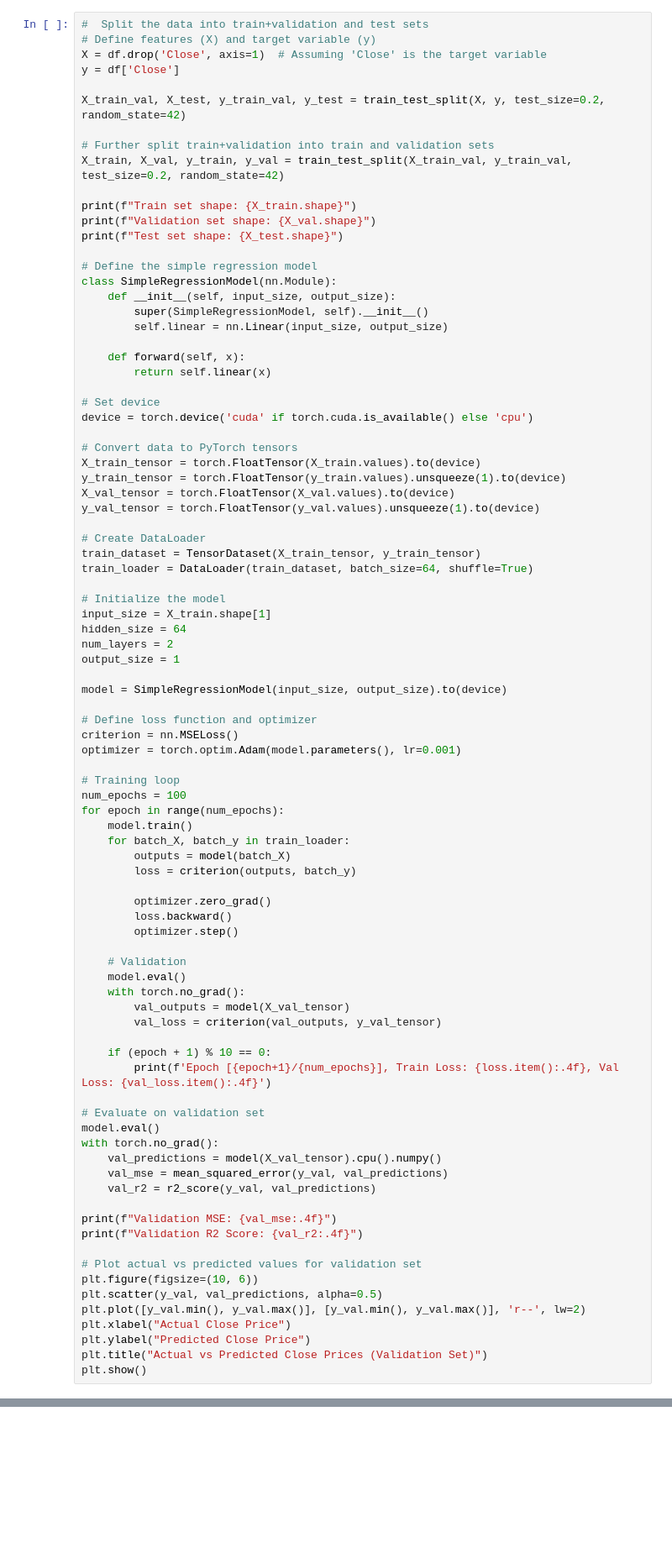
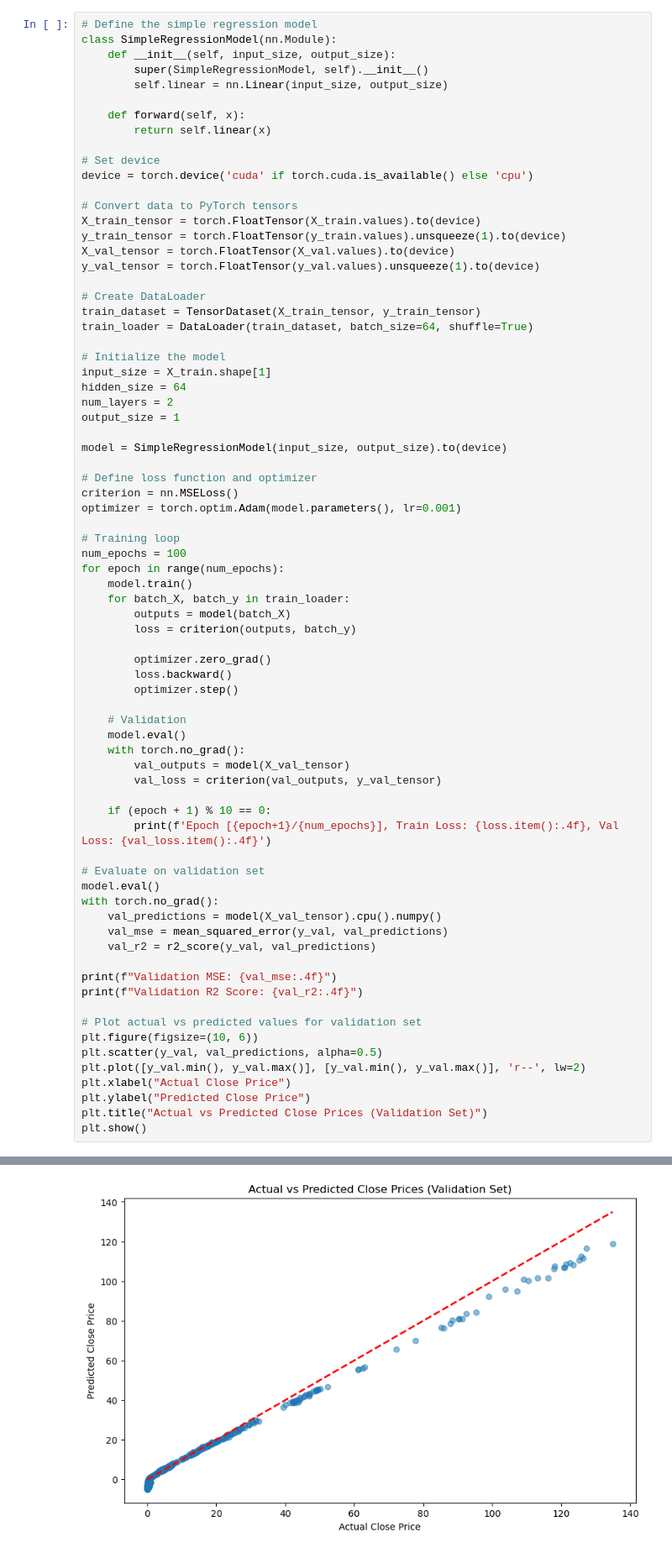
Before and after one commit to Charliehyin/StockRegression, a Jupyter notebook: model.ipynb, the cells around one changed output, grey strips where cells are left out. Shown at 84% size. Cells and saved outputs as stored; diff of their text form; blank space fills up the shorter version.

```diff
--- a/model.ipynb
+++ b/model.ipynb
@@ -33,18 +66,4 @@ Total rows for NVDA: 6463
 # %%
-#  Split the data into train+validation and test sets
-# Define features (X) and target variable (y)
-X = df.drop('Close', axis=1)  # Assuming 'Close' is the target variable
-y = df['Close']
-
-X_train_val, X_test, y_train_val, y_test = train_test_split(X, y, test_size=0.2, random_state=42)
-
-# Further split train+validation into train and validation sets
-X_train, X_val, y_train, y_val = train_test_split(X_train_val, y_train_val, test_size=0.2, random_state=42)
-
-print(f"Train set shape: {X_train.shape}")
-print(f"Validation set shape: {X_val.shape}")
-print(f"Test set shape: {X_test.shape}")
-
 # Define the simple regression model
 class SimpleRegressionModel(nn.Module):
     def __init__(self, input_size, output_size):
@@ -118,3 +137,4 @@ plt.xlabel("Actual Close Price")
 plt.ylabel("Predicted Close Price")
 plt.title("Actual vs Predicted Close Prices (Validation Set)")
 plt.show()
+# %% [output]
@@ -120,0 +153 @@ plt.show()
+[figure, added]
```
Also changed, not shown: parts of 3 cells of this notebook.
